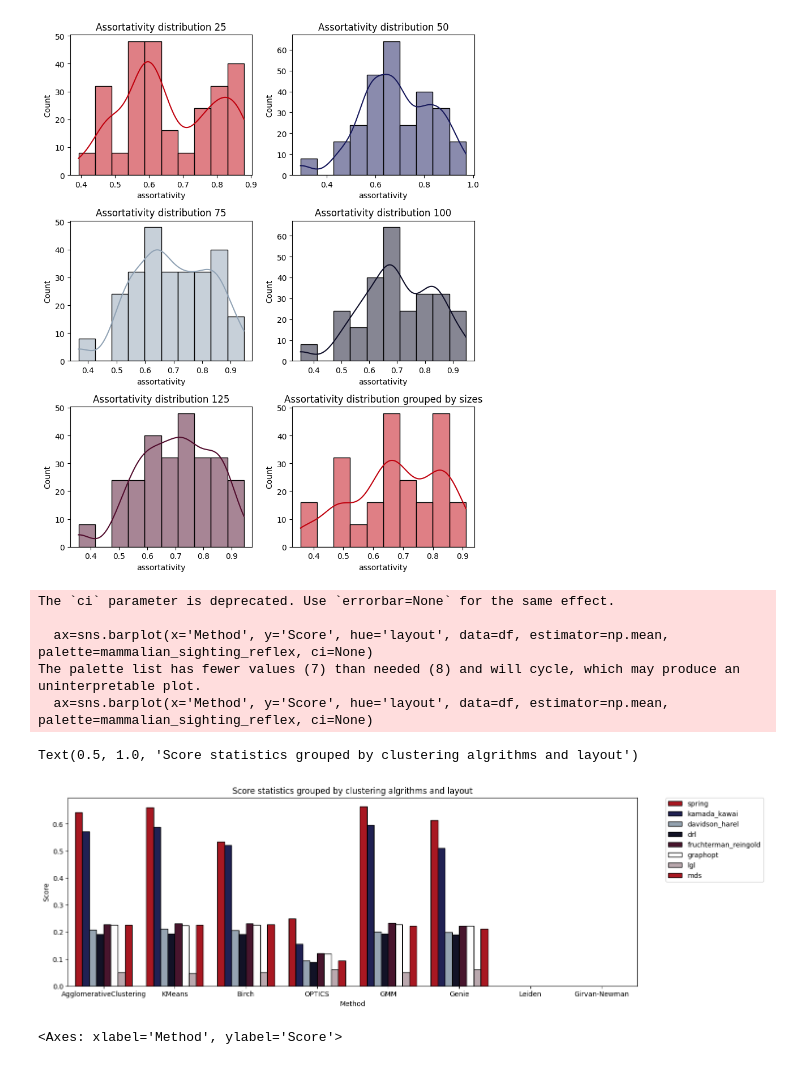
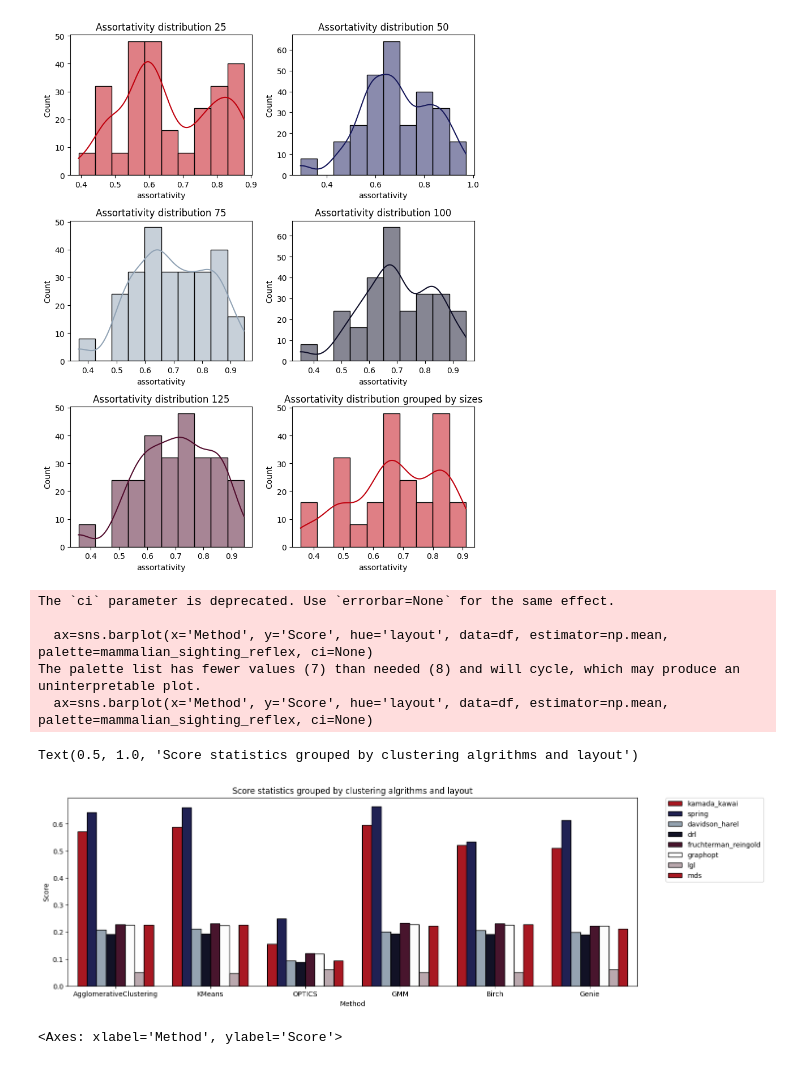
Before and after one commit to ARUMHC/Geometric-Properties-of-Graph-Visualization-Methods, a Jupyter notebook: code/ANALYSIS_whole_experiment_data.ipynb, the cells around one changed output. Cells and saved outputs as stored; diff of their text form; code cells hidden in the pictures.

```diff
--- a/code/ANALYSIS_whole_experiment_data.ipynb
+++ b/code/ANALYSIS_whole_experiment_data.ipynb
@@ -78,33 +78,36 @@ plt.show()
 # %%
 import numpy as np
 plt.figure(figsize=(15, 5))
 
-# Define the desired order for the 'layout' column
-desired_layout_order = ['spring', 'kamada_kawai'] + [x for x in melted_data['layout'].unique() if x not in ['spring', 'kamada_kawai']]
+desired_layout_order = ['kamada_kawai', 'spring', 'davidson_harel', 'drl', 'fruchterman_reingold', 'graphopt', 'lgl', 'mds']
 
-desired_method_order = ['AgglomerativeClustering', 'KMeans', 'Birch', 'OPTICS', 'GMM', 'Genie', 'Leiden', 'Girvan-Newman']
-melted_data['layout'] = pd.Categorical(melted_data['layout'], categories=desired_layout_order, ordered=True)
-melted_data['Method'] = pd.Categorical(melted_data['Method'], categories=desired_method_order, ordered=True)
-melted_data = melted_data.sort_values(by=['layout', 'Method'])
+layout_order_mapping = {layout: i for i, layout in enumerate(desired_layout_order)}
 
+melted_data['layout_order'] = melted_data['layout'].map(layout_order_mapping)
+melted_data = melted_data.sort_values(by='layout_order')
+melted_data = melted_data.drop(columns=['layout_order'])
 
-df = melted_data[~melted_data['Method'].isin(['Girvan-Newman', 'Leiden'])]
+df = melted_data[~melted_data['Method'].isin(['Leiden', 'Girvan-Newman'])]
+
+# ===
+# df = melted_data[~melted_data['Method'].isin(['Leiden', 'Girvan-Newman'])]
+
 
 ax=sns.barplot(x='Method', y='Score', hue='layout', data=df, estimator=np.mean, palette=mammalian_sighting_reflex, ci=None)
 # general_avg = subset.groupby('layout_name')['abs_diff'].mean().reset_index()
 for patch in ax.patches:
     patch.set_edgecolor('black')
     patch.set_linewidth(1)  # Optional: set the width of the edge
 ax.legend(bbox_to_anchor=(1.05, 1), loc='upper left', borderaxespad=0.)
 plt.title('Score statistics grouped by clustering algrithms and layout')
 # %% [output]
 The `ci` parameter is deprecated. Use `errorbar=None` for the same effect.
 
   ax=sns.barplot(x='Method', y='Score', hue='layout', data=df, estimator=np.mean, palette=mammalian_sighting_reflex, ci=None)
 The palette list has fewer values (7) than needed (8) and will cycle, which may produce an uninterpretable plot.
   ax=sns.barplot(x='Method', y='Score', hue='layout', data=df, estimator=np.mean, palette=mammalian_sighting_reflex, ci=None)
 Text(0.5, 1.0, 'Score statistics grouped by clustering algrithms and layout')
-[figure, old version]
+[figure, new version]
 # %%
 df = melted_data[melted_data['layout']=='spring']
 plt.figure(figsize=(13, 6))
```
Also changed, not shown: parts of 5 cells of this notebook, 8 other files.
